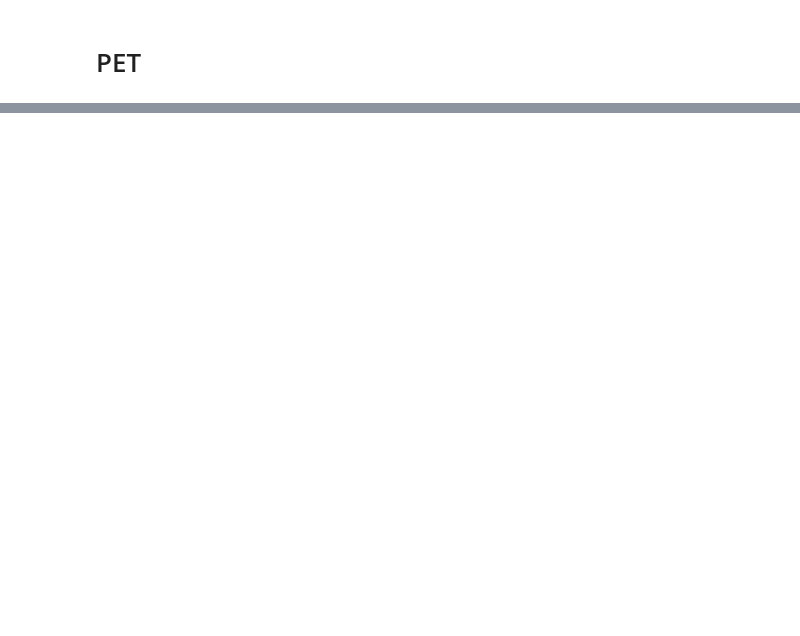
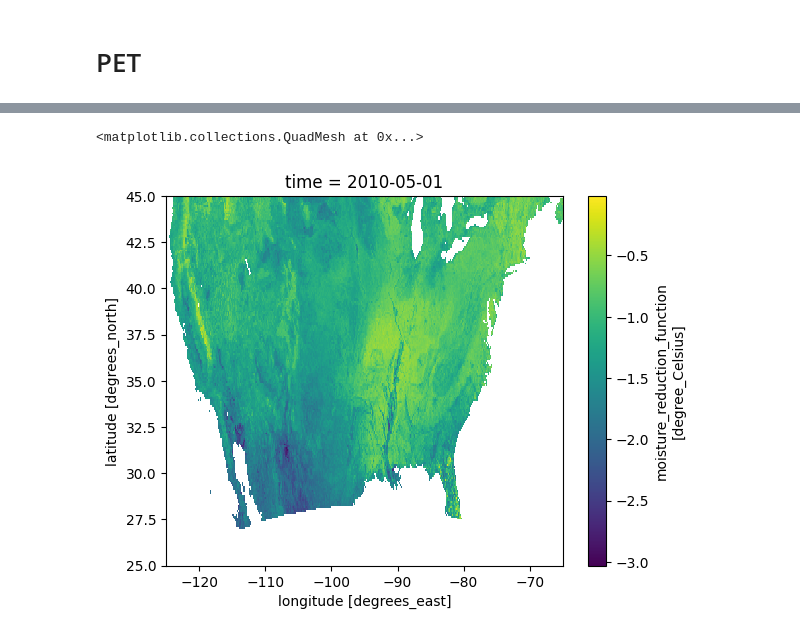
Before and after one commit to mahdi98mnm/wb_weri, a Jupyter notebook: readData.ipynb, the cells around one changed output, grey strips where cells are left out. Cells and saved outputs as stored; diff of their text form; code cells hidden in the pictures; blank space fills up the shorter version.

```diff
--- a/readData.ipynb
+++ b/readData.ipynb
@@ -40,3 +41,9 @@ for p in para:
     tmp.sort_values(by = "year", inplace = True)
 
     list_files[p] = tmp
+# %%
+soil_water_content = xr.open_dataset("D:\\mehdi\\DailyData\\soil_water_content_1979001.nc")
+
+
+df = soil_water_content.to_dataframe()
+df.to_csv("D:\mehdi\sample.csv", index=False)
@@ -43,3 +65,17 @@ for p in para:
+# %%
+def no_negative(d):
+    if d < 0 :
+        t = 0
+    else:
+        t = d
+    return t
+# %%
+wp = xr.open_dataset("D:\mehdi\DailyData\wilting_point_1979001.nc")
+# %%
+
+fc = xr.open_dataset("D:\mehdi\DailyData\coefficient_field_capacity_1979001.nc")
+df = fc.to_dataframe()
+df.to_csv("D:\mehdi\sample2.csv", index=False)
 # %%
 selected_years = [2010, 2011]
 
@@ -136,0 +227,5 @@ for year in selected_years:
+# %%
+MRF["moisture_reduction_function"].sel(time = "2010-05-01").plot()
+# %% [output]
+<matplotlib.collections.QuadMesh at 0x...>
+[figure, added]
```
Also changed, not shown: parts of 5 cells of this notebook, 2 other files.
